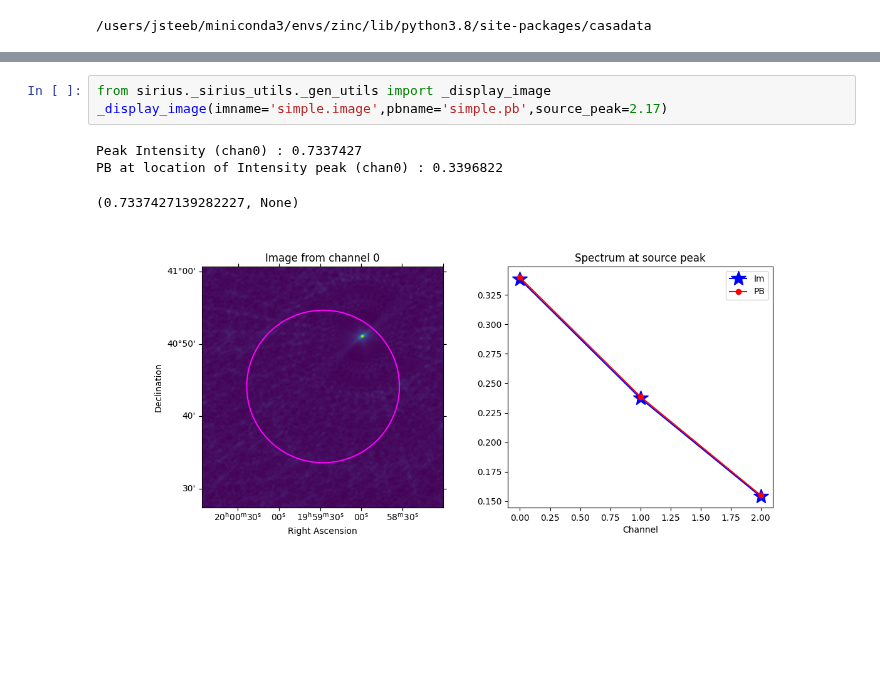
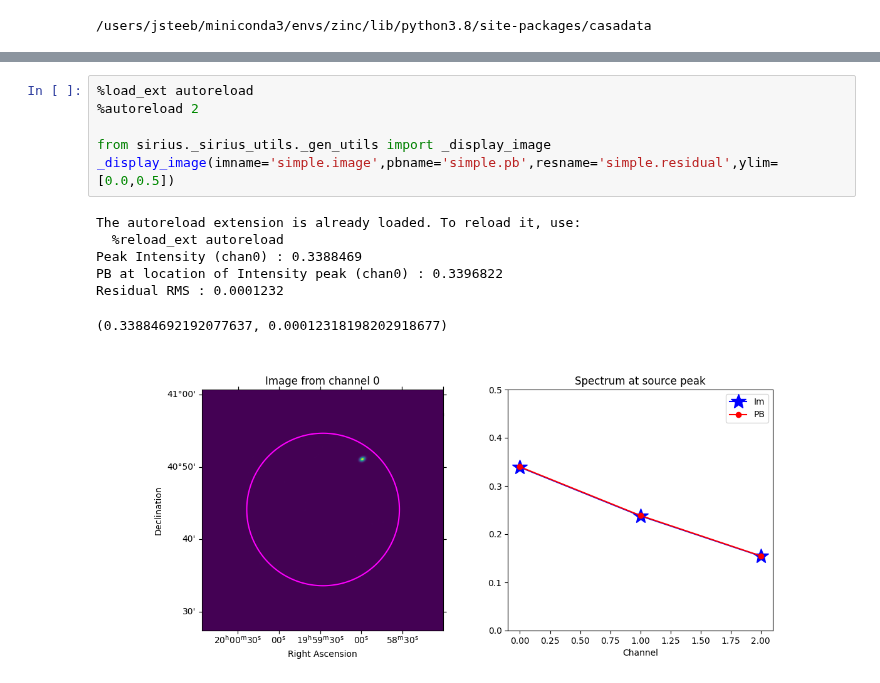
Before and after one commit to casangi/sirius, a Jupyter notebook: docs/simple_simulation.ipynb, the cells around one changed output, grey strips where cells are left out. Saved outputs shown, nothing was run; the diff lists cells and outputs as text; blank space fills up the shorter version.

```diff
--- a/docs/simple_simulation.ipynb
+++ b/docs/simple_simulation.ipynb
@@ -246,8 +238,14 @@ tclean(vis=save_parms['ms_name'],imagename='simple',imsize=[400,400],cell=[5.0,5
 # %%
+%load_ext autoreload
+%autoreload 2
+
 from sirius._sirius_utils._gen_utils import _display_image
-_display_image(imname='simple.image',pbname='simple.pb',source_peak=2.17)
+_display_image(imname='simple.image',pbname='simple.pb',resname='simple.residual',ylim=[0.0,0.5])
 # %% [output]
-Peak Intensity (chan0) : 0.7337427
+The autoreload extension is already loaded. To reload it, use:
+  %reload_ext autoreload
+Peak Intensity (chan0) : 0.3388469
 PB at location of Intensity peak (chan0) : 0.3396822
+Residual RMS : 0.0001232
-(0.7337427139282227, None)
+(0.33884692192077637, 0.00012318198202918677)
-[figure, old version]
+[figure, new version]
```
Also changed, not shown: parts of 6 cells of this notebook, 5 other files.
